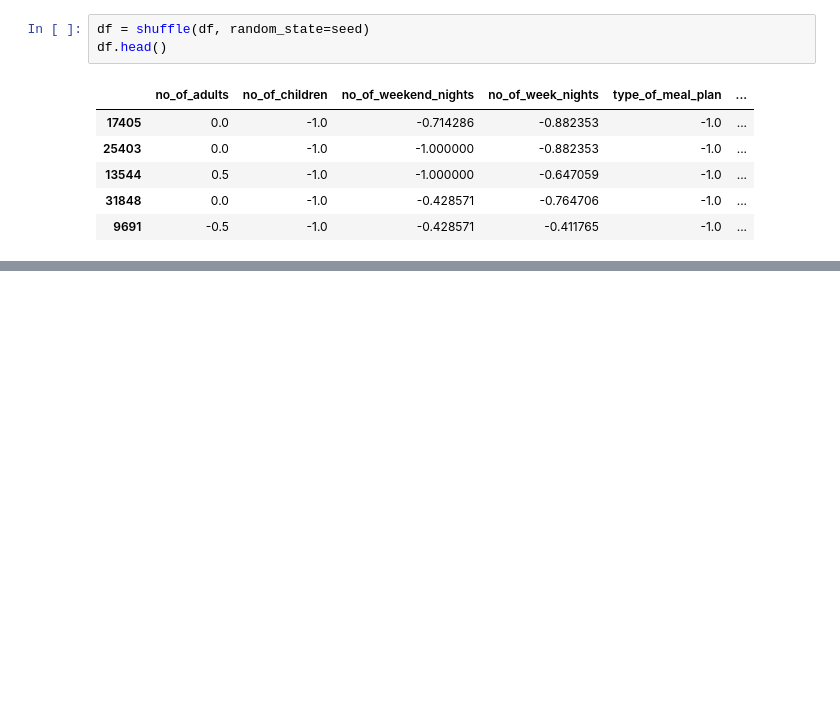
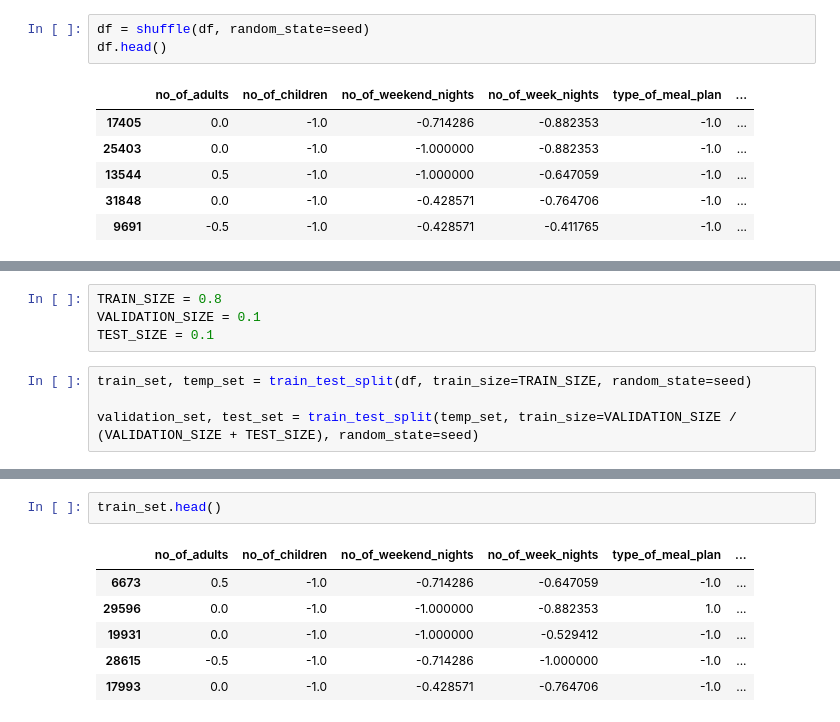
Before and after one commit to SergioArroni/DL, a Jupyter notebook: main.ipynb, the cells around one changed output, grey strips where cells are left out. Cells and saved outputs as stored; diff of their text form; blank space fills up the shorter version.

```diff
--- a/main.ipynb
+++ b/main.ipynb
@@ -59,0 +55,8 @@ X_test, X_val, y_test, y_val = train_test_split(X_test, y_test, test_size=0.5)
+# %%
+TRAIN_SIZE = 0.8
+VALIDATION_SIZE = 0.1
+TEST_SIZE = 0.1
+# %%
+train_set, temp_set = train_test_split(df, train_size=TRAIN_SIZE, random_state=seed)
+
+validation_set, test_set = train_test_split(temp_set, train_size=VALIDATION_SIZE / (VALIDATION_SIZE + TEST_SIZE), random_state=seed)
@@ -59,0 +72,9 @@ X_test, X_val, y_test, y_val = train_test_split(X_test, y_test, test_size=0.5)
+# %%
+train_set.head()
+# %% [output]
+|  | no_of_adults | no_of_children | no_of_weekend_nights | no_of_week_nights | type_of_meal_plan | ... |
+| 6673 | 0.5 | -1.0 | -0.714286 | -0.647059 | -1.0 | ... |
+| 29596 | 0.0 | -1.0 | -1.000000 | -0.882353 | 1.0 | ... |
+| 19931 | 0.0 | -1.0 | -1.000000 | -0.529412 | -1.0 | ... |
+| 28615 | -0.5 | -1.0 | -0.714286 | -1.000000 | -1.0 | ... |
+| 17993 | 0.0 | -1.0 | -0.428571 | -0.764706 | -1.0 | ... |
```
Also changed, not shown: parts of 18 cells of this notebook.
